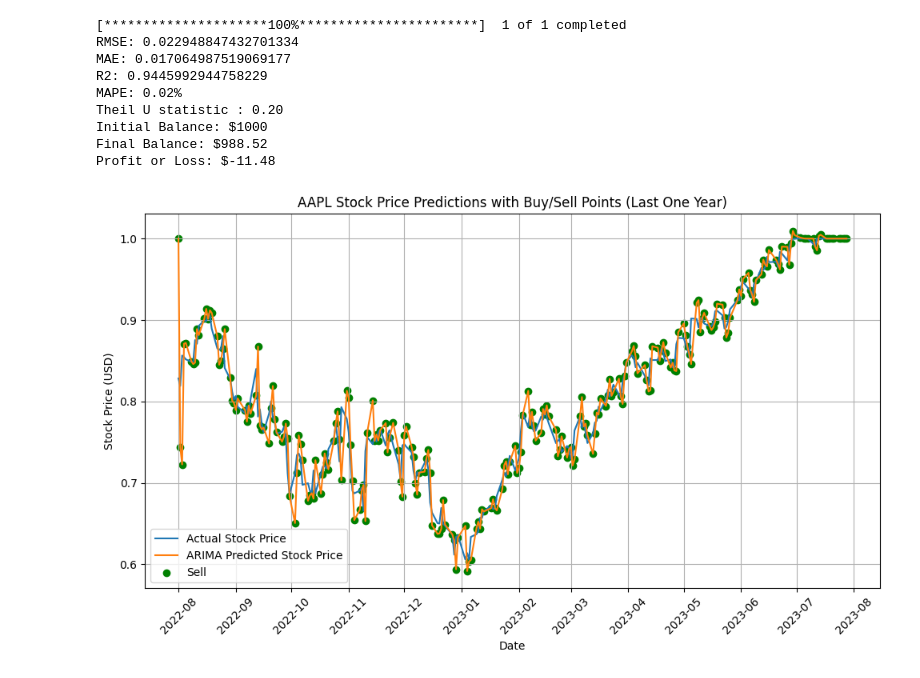
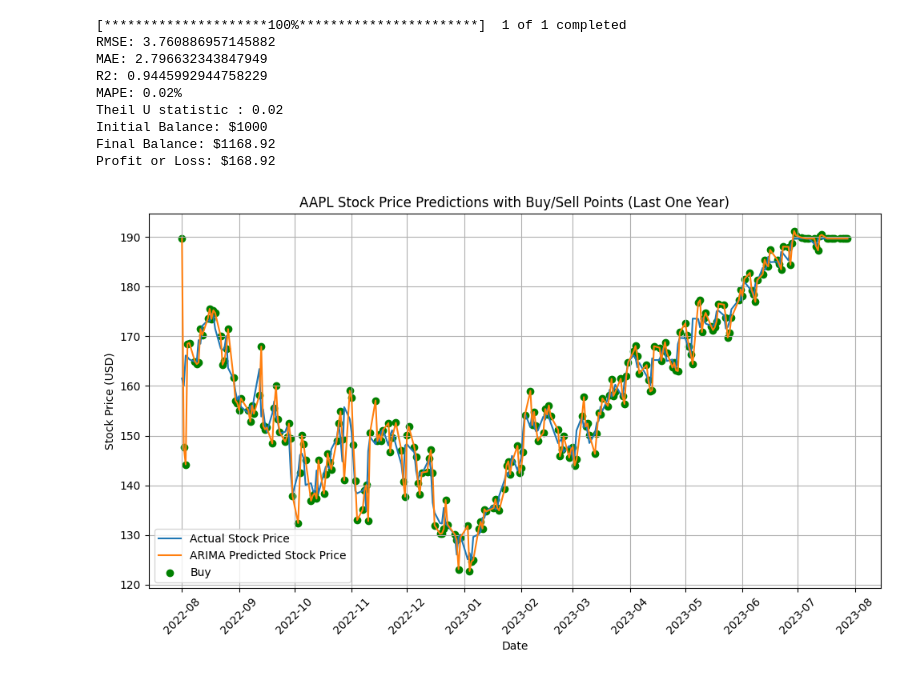
Before and after one commit to seigo07/RNN_Stock_Price_Prediction, a Jupyter notebook: src/arima_no_grid.ipynb, the cells around one changed output. Cells and saved outputs as stored; diff of their text form; code cells hidden in the pictures.

Commit message:
fix ARIMA

```diff
--- a/src/arima_no_grid.ipynb
+++ b/src/arima_no_grid.ipynb
@@ -45,15 +45,6 @@ train_size = int(len(scaled_data) * 0.8)
 train_data = scaled_data[:train_size]
 test_data = scaled_data[train_size:]
 
-
-# Function to calculate Theil U statistic
-def theil_u_statistic(actual, predicted, naive):
-    mse_actual = mean_squared_error(actual, naive)
-    mse_predicted = mean_squared_error(actual, predicted)
-    theil_u = np.sqrt(mse_predicted / mse_actual)
-    return theil_u
-
-
 # Reshape train_data and test_data to 2D arrays
 train_data_2d = train_data.reshape(-1, 1)
 test_data_2d = test_data.reshape(-1, 1)
@@ -70,16 +61,28 @@ for t in range(len(test_data_2d)):
     obs = test_data_2d[t]
     history.append(obs)
 
-# Convert arima_predictions list to a 1D numpy array
+# Generate predictions for the ARIMA model
 arima_predictions = np.array(arima_predictions).flatten()
+arima_predictions = scaler.inverse_transform(arima_predictions.reshape(-1, 1)).flatten()
+
+
+# Function to calculate Theil U statistic
+def theil_u_statistic(actual, predicted, naive):
+    mse_actual = mean_squared_error(actual, naive)
+    mse_predicted = mean_squared_error(actual, predicted)
+    theil_u = np.sqrt(mse_predicted / mse_actual)
+    return theil_u
+
+
+# Generate naive predictions (using the last value in the training set)
+naive_predictions = np.full_like(test_data, train_data[-1])
 
 # Calculate RMSE
-arima_rmse = np.sqrt(mean_squared_error(test_data, arima_predictions))
-arima_mae = mean_absolute_error(test_data, arima_predictions)
-arima_r2 = r2_score(test_data, arima_predictions)
-arima_mape = mean_absolute_percentage_error(test_data, arima_predictions)
-arima_naive_predictions = np.full_like(test_data, train_data[-1])
-arima_theil_u = theil_u_statistic(test_data, arima_predictions, arima_naive_predictions)
+arima_rmse = np.sqrt(mean_squared_error(data[train_size:], arima_predictions))
+arima_mae = mean_absolute_error(data[train_size:], arima_predictions)
+arima_r2 = r2_score(data[train_size:], arima_predictions)
+arima_mape = mean_absolute_percentage_error(data[train_size:], arima_predictions)
+arima_theil_u = theil_u_statistic(data[train_size:], arima_predictions, naive_predictions)
 
 print(f"RMSE: {arima_rmse}")
 print(f"MAE: {arima_mae}")
@@ -113,6 +116,7 @@ for t in range(len(one_year_data_2d)):
 
 # Convert one_year_arima_predictions list to a 1D numpy array
 one_year_arima_predictions = np.array(one_year_arima_predictions).flatten()
+one_year_arima_predictions = scaler.inverse_transform(one_year_arima_predictions.reshape(-1, 1)).flatten()
 
 # Initialize variables for the trading strategy for the one-year period
 initial_balance = 1000  # Initial balance (USD)
@@ -140,37 +144,37 @@ print(f"Profit or Loss: ${profit_or_loss:.2f}")
 
 # Plot the predictions with buy/sell points for the one-year period
 plt.figure(figsize=(10, 6))
 
-plt.plot(one_year_data.index, one_year_data_scaled, label='Actual Stock Price')
+plt.plot(one_year_data.index, one_year_data['Close'].values, label='Actual Stock Price')
 plt.plot(one_year_data.index, one_year_arima_predictions, label='ARIMA Predicted Stock Price')
 plt.scatter(one_year_data.index, one_year_arima_predictions, marker='o', color='g',
             label='Buy' if one_year_arima_predictions[-1] > one_year_data_2d[-1] else 'Sell')
 plt.xlabel('Date')
 plt.ylabel('Stock Price (USD)')
 plt.title(f'{ticker} Stock Price Predictions with Buy/Sell Points (Last One Year)')
 plt.legend()
 plt.grid(True)
 
 # Format x-axis ticks to show one month intervals
 plt.gca().xaxis.set_major_locator(plt.matplotlib.dates.MonthLocator())
 plt.gca().xaxis.set_major_formatter(plt.matplotlib.dates.DateFormatter('%Y-%m'))
 
 plt.xticks(rotation=45)
 plt.tight_layout()
 
 # Add more descriptive labels to the X and Y axes
 plt.xlabel('Date')
 plt.ylabel('Stock Price (USD)')
 
 plt.show()
 # %% [output]
 [*********************100%***********************]  1 of 1 completed
-RMSE: 0.022948847432701334
-MAE: 0.017064987519069177
+RMSE: 3.760886957145882
+MAE: 2.796632343847949
 R2: 0.9445992944758229
 MAPE: 0.02%
-Theil U statistic : 0.20
+Theil U statistic : 0.02
 Initial Balance: $1000
-Final Balance: $988.52
-Profit or Loss: $-11.48
+Final Balance: $1168.92
+Profit or Loss: $168.92
-[figure, old version]
+[figure, new version]
```
